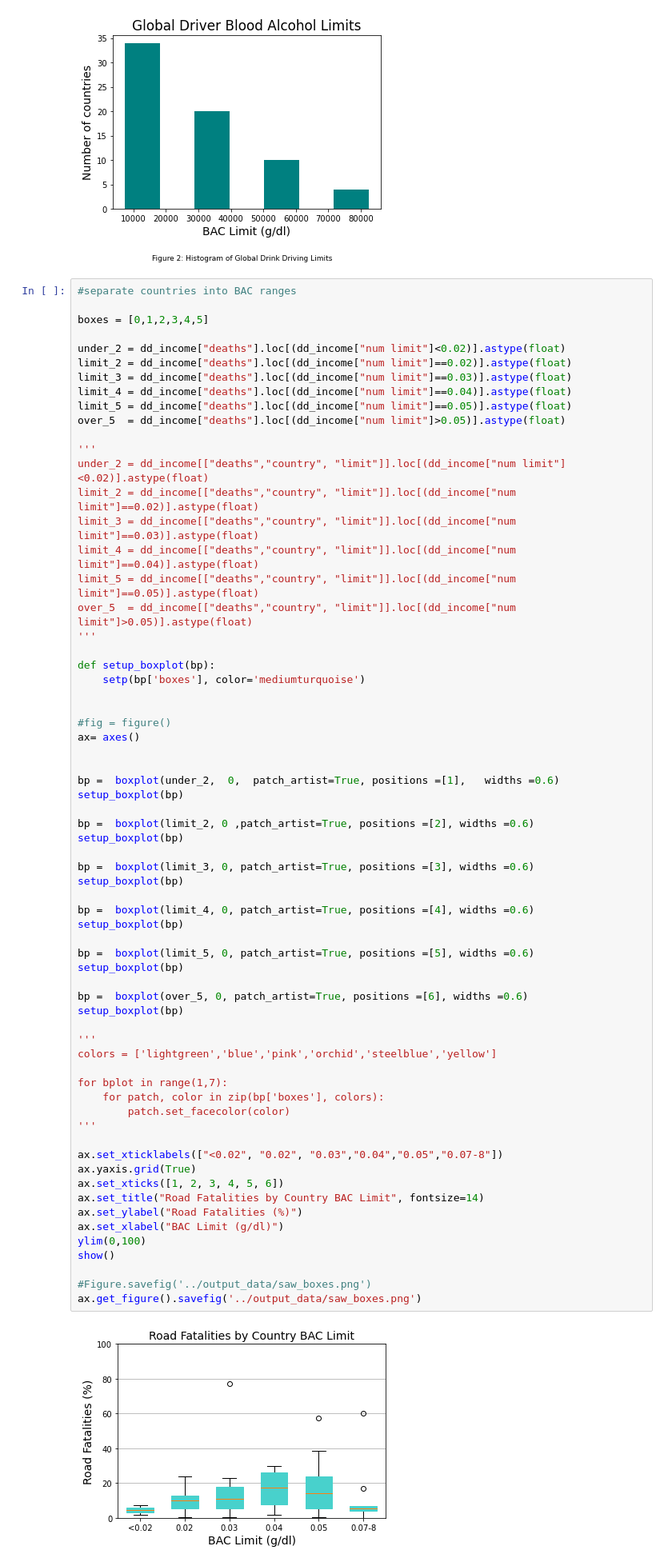
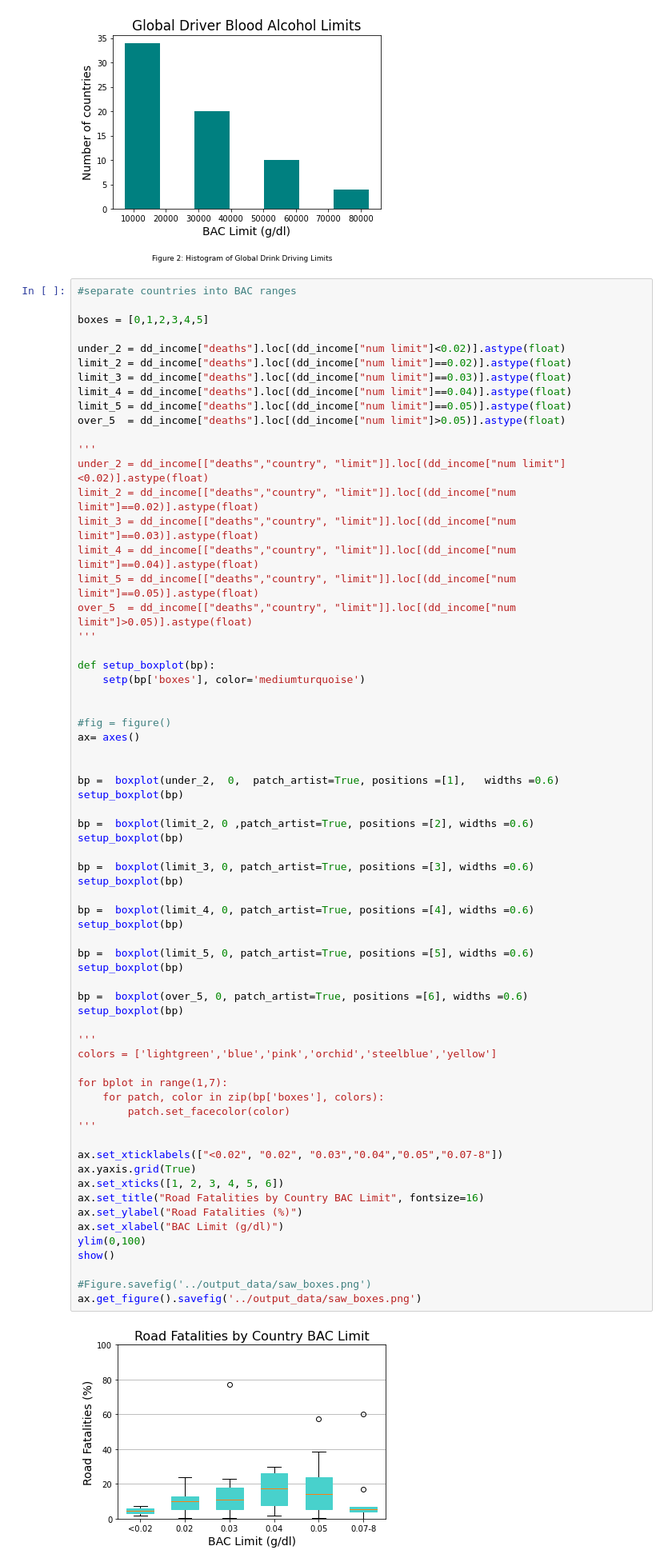
Before and after one commit to cyrusauyeungc/Project_01, a Jupyter notebook: notebooks/main_seranica.ipynb, the cells around one changed output. Shown at 80% size. Drawn from its saved outputs; the diff is of its cells as text.

```diff
--- a/notebooks/main_seranica.ipynb
+++ b/notebooks/main_seranica.ipynb
@@ -314,35 +314,35 @@ bp =  boxplot(limit_3, 0, patch_artist=True, positions =[3], widths =0.6)
 setup_boxplot(bp)
 
 bp =  boxplot(limit_4, 0, patch_artist=True, positions =[4], widths =0.6)
 setup_boxplot(bp)
 
 bp =  boxplot(limit_5, 0, patch_artist=True, positions =[5], widths =0.6)
 setup_boxplot(bp)
 
 bp =  boxplot(over_5, 0, patch_artist=True, positions =[6], widths =0.6)
 setup_boxplot(bp)
 
 '''
 colors = ['lightgreen','blue','pink','orchid','steelblue','yellow']
 
 for bplot in range(1,7):
     for patch, color in zip(bp['boxes'], colors):
         patch.set_facecolor(color)
 '''
 
 ax.set_xticklabels(["<0.02", "0.02", "0.03","0.04","0.05","0.07-8"])
 ax.yaxis.grid(True)
 ax.set_xticks([1, 2, 3, 4, 5, 6])
-ax.set_title("Road Fatalities by Country BAC Limit", fontsize=14)
+ax.set_title("Road Fatalities by Country BAC Limit", fontsize=16)
 ax.set_ylabel("Road Fatalities (%)")
 ax.set_xlabel("BAC Limit (g/dl)")
 ylim(0,100)
 show()
 
 #Figure.savefig('../output_data/saw_boxes.png')
 ax.get_figure().savefig('../output_data/saw_boxes.png')
 # %% [output]
-[figure, old version]
+[figure, new version]
 # %%
 y_val = finished["deaths"]
 
```
Also changed, not shown: parts of 2 cells of this notebook, 4 other files.
